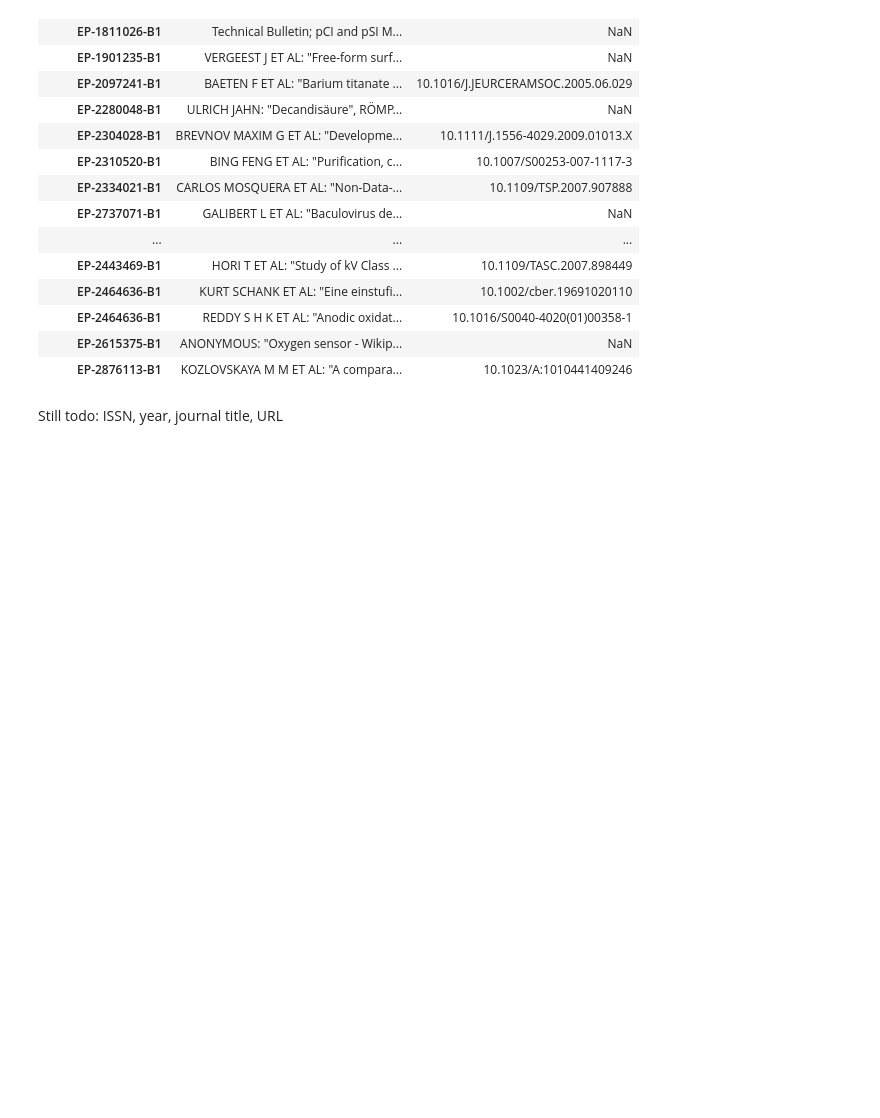
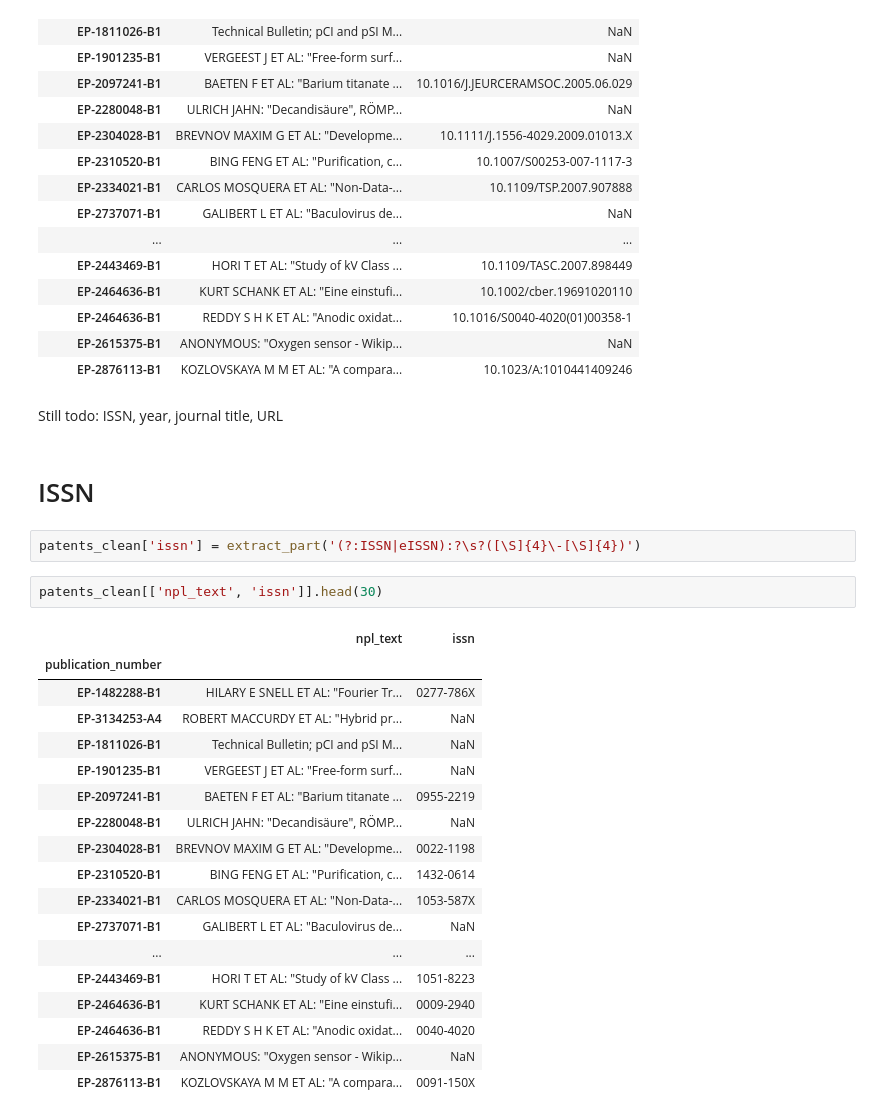
Before and after one commit to on-merrit/patent_exploration, a Jupyter notebook: extract_references/extract_references.ipynb, the cells around one changed output. Drawn from its saved outputs; the diff is of its cells as text; blank space fills up the shorter version.

Commit message:
extract issn

```diff
--- a/extract_references/extract_references.ipynb
+++ b/extract_references/extract_references.ipynb
@@ -136,3 +136,28 @@ patents_clean[['npl_text', 'doi']].head(30)
 | EP-2876113-B1 | KOZLOVSKAYA M M ET AL: "A compara... | 10.1023/A:1010441409246 |
 # %% [markdown]
 Still todo: ISSN, year, journal title, URL
+# %% [markdown]
+# ISSN
+# %%
+patents_clean['issn'] = extract_part('(?:ISSN|eISSN):?\s?([\S]{4}\-[\S]{4})')
+# %%
+patents_clean[['npl_text', 'issn']].head(30)
+# %% [output]
+|  | npl_text | issn |
+| publication_number |  |  |
+| EP-1482288-B1 | HILARY E SNELL ET AL: "Fourier Tr... | 0277-786X |
+| EP-3134253-A4 | ROBERT MACCURDY ET AL: "Hybrid pr... | NaN |
+| EP-1811026-B1 | Technical Bulletin; pCI and pSI M... | NaN |
+| EP-1901235-B1 | VERGEEST J ET AL: "Free-form surf... | NaN |
+| EP-2097241-B1 | BAETEN F ET AL: "Barium titanate ... | 0955-2219 |
+| EP-2280048-B1 | ULRICH JAHN: "Decandisäure", RÖMP... | NaN |
+| EP-2304028-B1 | BREVNOV MAXIM G ET AL: "Developme... | 0022-1198 |
+| EP-2310520-B1 | BING FENG ET AL: "Purification, c... | 1432-0614 |
+| EP-2334021-B1 | CARLOS MOSQUERA ET AL: "Non-Data-... | 1053-587X |
+| EP-2737071-B1 | GALIBERT L ET AL: "Baculovirus de... | NaN |
+| ... | ... | ... |
+| EP-2443469-B1 | HORI T ET AL: "Study of kV Class ... | 1051-8223 |
+| EP-2464636-B1 | KURT SCHANK ET AL: "Eine einstufi... | 0009-2940 |
+| EP-2464636-B1 | REDDY S H K ET AL: "Anodic oxidat... | 0040-4020 |
+| EP-2615375-B1 | ANONYMOUS: "Oxygen sensor - Wikip... | NaN |
+| EP-2876113-B1 | KOZLOVSKAYA M M ET AL: "A compara... | 0091-150X |
```
Also changed, not shown: parts of 3 cells of this notebook.
